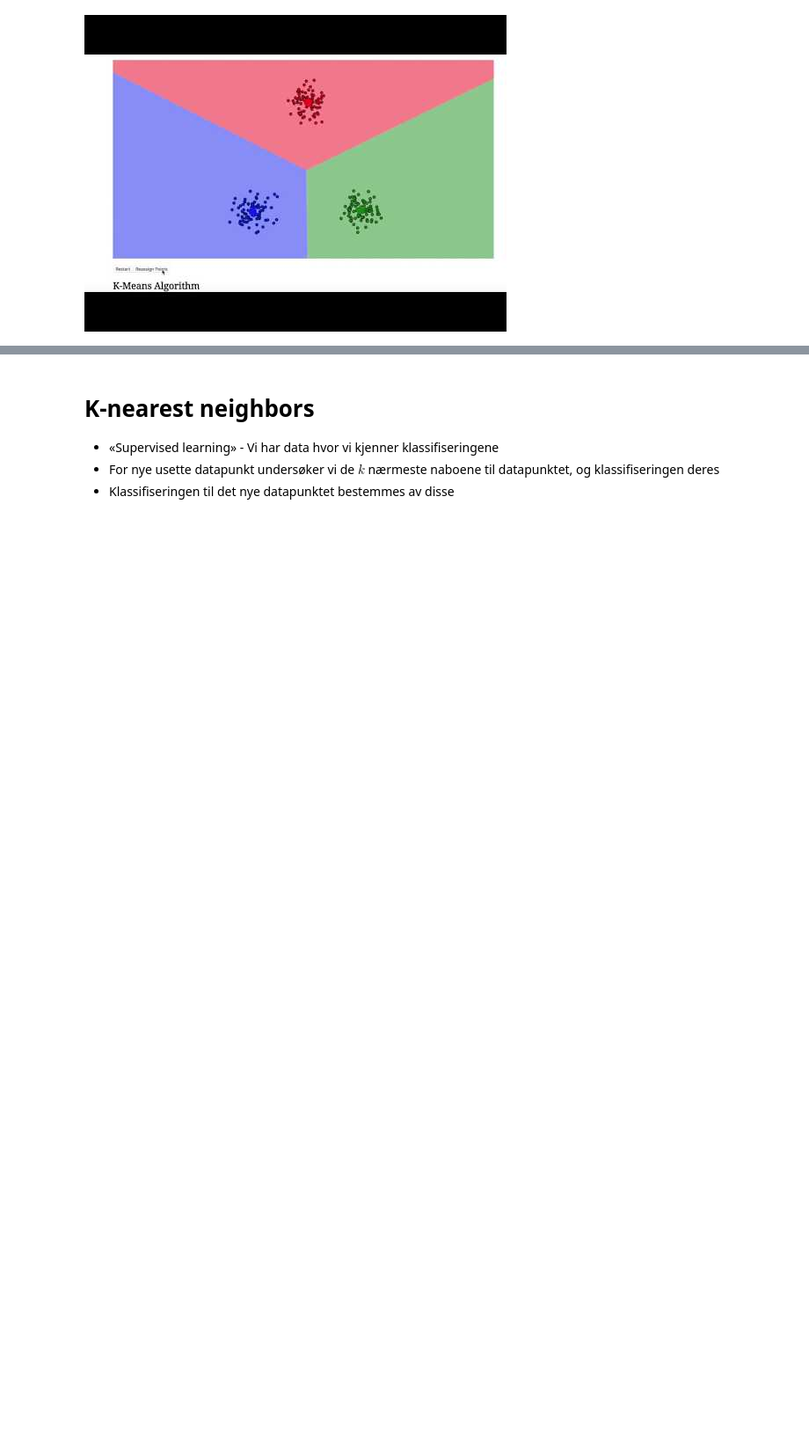
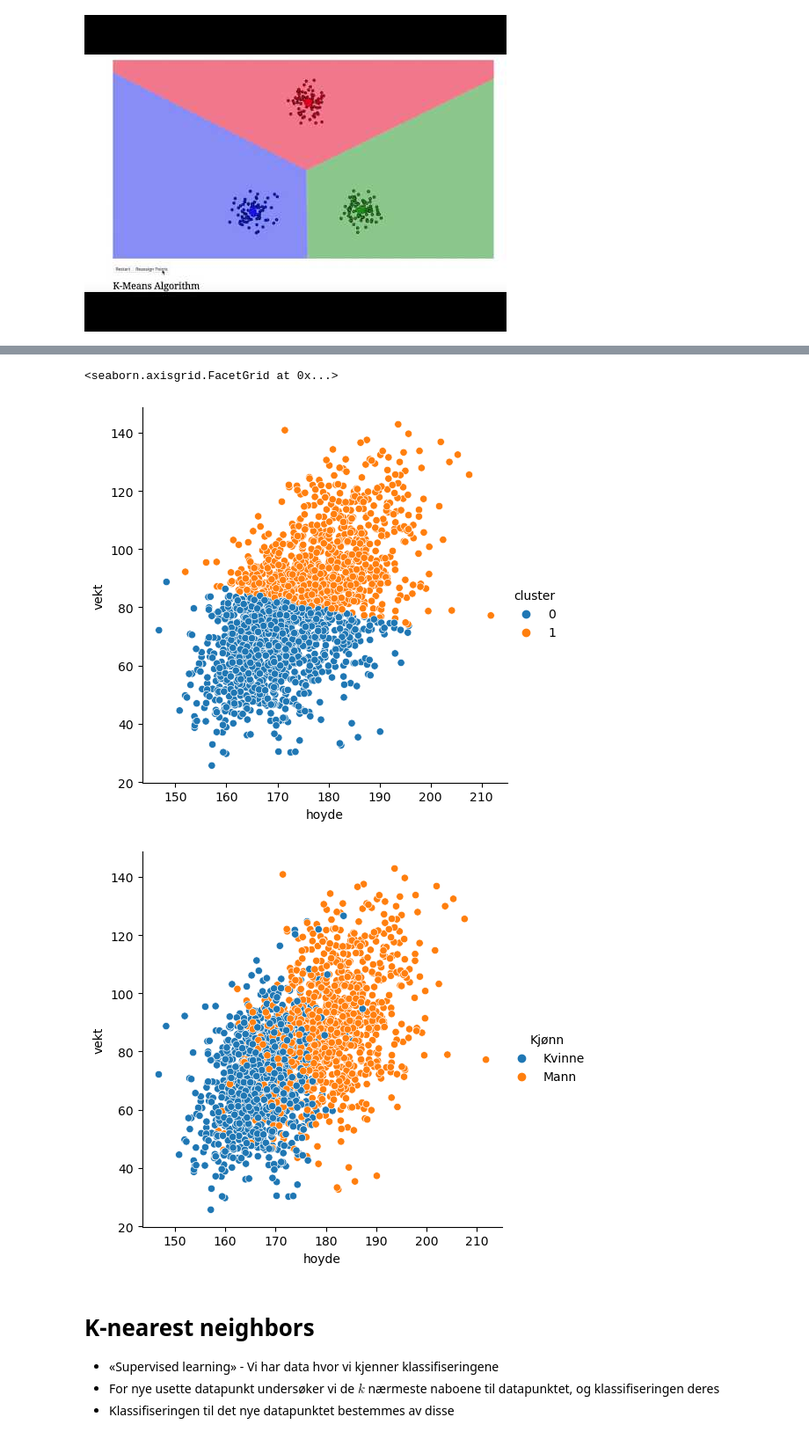
Before and after one commit to jonasjul/IIRA2001H24, a Jupyter notebook: 13-Maskinlæring-Sikkerhet/Maskinlæring-JH.ipynb, the cells around one changed output, grey strips where cells are left out. Shown at 88% size. Cells and saved outputs as stored; diff of their text form; code cells hidden in the pictures; blank space fills up the shorter version.

```diff
--- a/13-Maskinlæring-Sikkerhet/Maskinlæring-JH.ipynb
+++ b/13-Maskinlæring-Sikkerhet/Maskinlæring-JH.ipynb
@@ -234,5 +271,12 @@ from sklearn.cluster import KMeans
 # %%
 import seaborn as sns
+
+sns.relplot(data=df, x="hoyde", y="vekt", hue="cluster")
+sns.relplot(data=df, x="hoyde", y="vekt", hue="Kjønn")
+# %% [output]
+<seaborn.axisgrid.FacetGrid at 0x...>
+[figure, added]
+[figure, added]
 # %% [markdown]
 # K-nearest neighbors
 * «Supervised learning» - Vi har data hvor vi kjenner klassifiseringene
```
Also changed, not shown: parts of 7 cells of this notebook.
